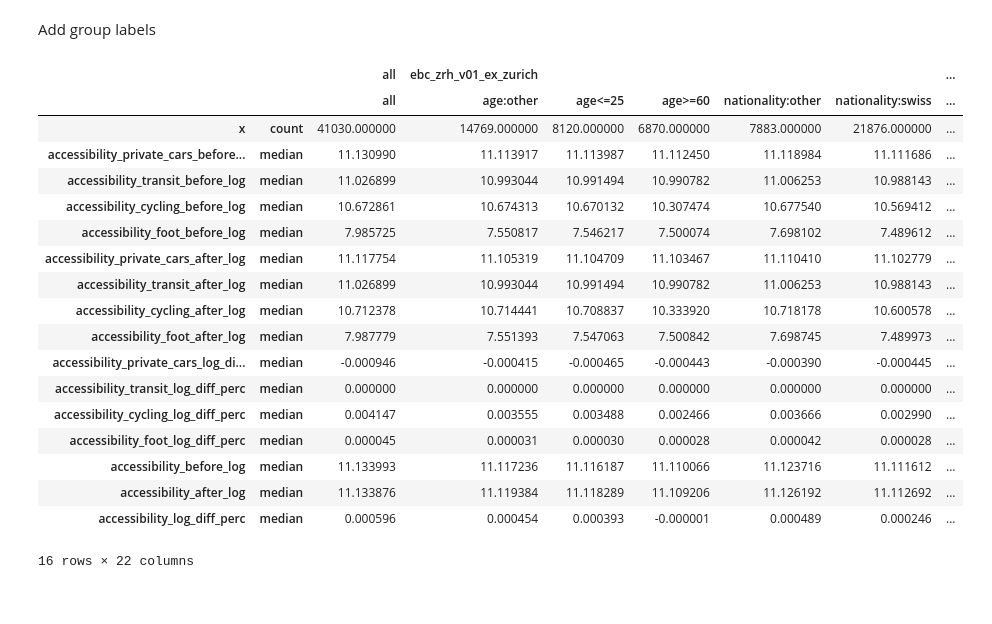
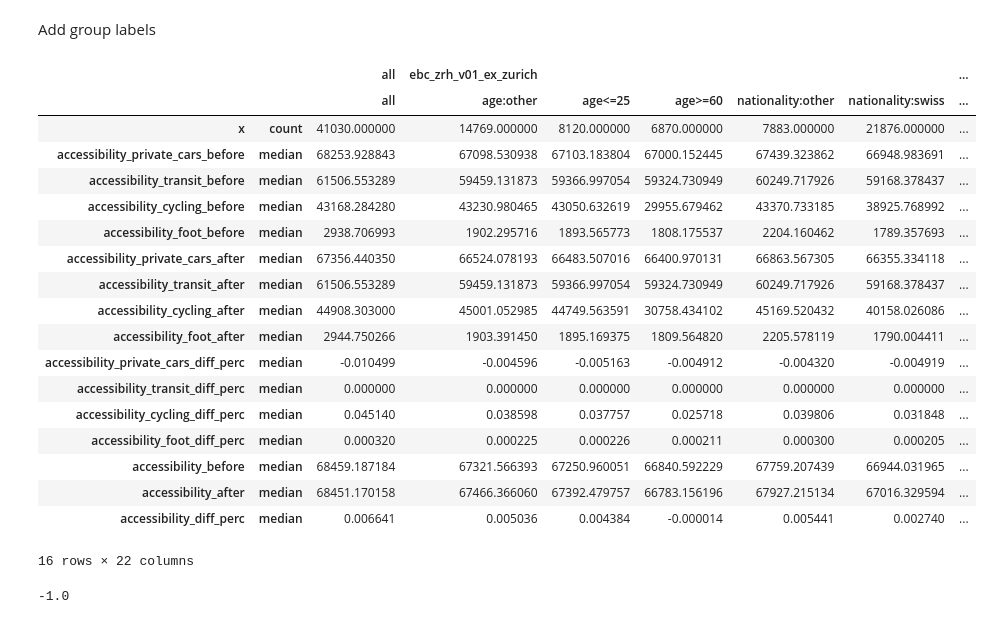
Before and after one commit to lukasballo/snman, a Jupyter notebook: scripts_accessibility_paper/results_table.ipynb, the cells around one changed output. Saved outputs shown, nothing was run; the diff lists cells and outputs as text; code cells hidden in the pictures.

```diff
--- a/scripts_accessibility_paper/results_table.ipynb
+++ b/scripts_accessibility_paper/results_table.ipynb
@@ -97,7 +97,7 @@ accessibility['sex_type'] = accessibility.apply(
 
 stats_values = ['median']
 
-addition = '_log'
+addition = ''
 
 fields = {
     'x': ['count'],
@@ -121,46 +121,52 @@ fields = {
 accessibility_stats = {
     'region_and_age': accessibility.groupby(['region', 'age_group']).agg(fields),
     'region_and_nationality': accessibility.groupby(['region', 'nationality']).agg(fields),
     'region_and_sex': accessibility.groupby(['region', 'sex_type']).agg(fields),
     'all': accessibility.groupby(['x', 'y']).agg(fields)
 }
 
 res = pd.concat(accessibility_stats.values())
 res = res.iloc[::-1]
 
 #for mode in [MODE_CYCLING, MODE_PRIVATE_CARS, MODE_TRANSIT, MODE_FOOT]:
 #    res[f'accessibility_{mode}_diff'] = (
 #        res[f'accessibility_{mode}_diff'] / res[f'accessibility_{mode}_before']
 #    )
 
 #res[f'accessibility_diff'] = (
 #        res[f'accessibility_diff'] / res[f'accessibility_before']
 #    )
 
 res = res.sort_index().transpose()
 
 res.to_excel(
     os.path.join(outputs_path, 'accessibility_results_transposed.xlsx'),
 )
 
 res
 # %% [output]
 |  |  | all | ebc_zrh_v01_ex_zurich |  |  |  |  | ... |
 |  |  | all | age:other | age<=25 | age>=60 | nationality:other | nationality:swiss | ... |
 | x | count | 41030.000000 | 14769.000000 | 8120.000000 | 6870.000000 | 7883.000000 | 21876.000000 | ... |
-| accessibility_private_cars_before... | median | 11.130990 | 11.113917 | 11.113987 | 11.112450 | 11.118984 | 11.111686 | ... |
-| accessibility_transit_before_log | median | 11.026899 | 10.993044 | 10.991494 | 10.990782 | 11.006253 | 10.988143 | ... |
-| accessibility_cycling_before_log | median | 10.672861 | 10.674313 | 10.670132 | 10.307474 | 10.677540 | 10.569412 | ... |
-| accessibility_foot_before_log | median | 7.985725 | 7.550817 | 7.546217 | 7.500074 | 7.698102 | 7.489612 | ... |
-| accessibility_private_cars_after_log | median | 11.117754 | 11.105319 | 11.104709 | 11.103467 | 11.110410 | 11.102779 | ... |
-| accessibility_transit_after_log | median | 11.026899 | 10.993044 | 10.991494 | 10.990782 | 11.006253 | 10.988143 | ... |
-| accessibility_cycling_after_log | median | 10.712378 | 10.714441 | 10.708837 | 10.333920 | 10.718178 | 10.600578 | ... |
-| accessibility_foot_after_log | median | 7.987779 | 7.551393 | 7.547063 | 7.500842 | 7.698745 | 7.489973 | ... |
-| accessibility_private_cars_log_di... | median | -0.000946 | -0.000415 | -0.000465 | -0.000443 | -0.000390 | -0.000445 | ... |
-| accessibility_transit_log_diff_perc | median | 0.000000 | 0.000000 | 0.000000 | 0.000000 | 0.000000 | 0.000000 | ... |
-| accessibility_cycling_log_diff_perc | median | 0.004147 | 0.003555 | 0.003488 | 0.002466 | 0.003666 | 0.002990 | ... |
-| accessibility_foot_log_diff_perc | median | 0.000045 | 0.000031 | 0.000030 | 0.000028 | 0.000042 | 0.000028 | ... |
-| accessibility_before_log | median | 11.133993 | 11.117236 | 11.116187 | 11.110066 | 11.123716 | 11.111612 | ... |
-| accessibility_after_log | median | 11.133876 | 11.119384 | 11.118289 | 11.109206 | 11.126192 | 11.112692 | ... |
-| accessibility_log_diff_perc | median | 0.000596 | 0.000454 | 0.000393 | -0.000001 | 0.000489 | 0.000246 | ... |
+| accessibility_private_cars_before | median | 68253.928843 | 67098.530938 | 67103.183804 | 67000.152445 | 67439.323862 | 66948.983691 | ... |
+| accessibility_transit_before | median | 61506.553289 | 59459.131873 | 59366.997054 | 59324.730949 | 60249.717926 | 59168.378437 | ... |
+| accessibility_cycling_before | median | 43168.284280 | 43230.980465 | 43050.632619 | 29955.679462 | 43370.733185 | 38925.768992 | ... |
+| accessibility_foot_before | median | 2938.706993 | 1902.295716 | 1893.565773 | 1808.175537 | 2204.160462 | 1789.357693 | ... |
+| accessibility_private_cars_after | median | 67356.440350 | 66524.078193 | 66483.507016 | 66400.970131 | 66863.567305 | 66355.334118 | ... |
+| accessibility_transit_after | median | 61506.553289 | 59459.131873 | 59366.997054 | 59324.730949 | 60249.717926 | 59168.378437 | ... |
+| accessibility_cycling_after | median | 44908.303000 | 45001.052985 | 44749.563591 | 30758.434102 | 45169.520432 | 40158.026086 | ... |
+| accessibility_foot_after | median | 2944.750266 | 1903.391450 | 1895.169375 | 1809.564820 | 2205.578119 | 1790.004411 | ... |
+| accessibility_private_cars_diff_perc | median | -0.010499 | -0.004596 | -0.005163 | -0.004912 | -0.004320 | -0.004919 | ... |
+| accessibility_transit_diff_perc | median | 0.000000 | 0.000000 | 0.000000 | 0.000000 | 0.000000 | 0.000000 | ... |
+| accessibility_cycling_diff_perc | median | 0.045140 | 0.038598 | 0.037757 | 0.025718 | 0.039806 | 0.031848 | ... |
+| accessibility_foot_diff_perc | median | 0.000320 | 0.000225 | 0.000226 | 0.000211 | 0.000300 | 0.000205 | ... |
+| accessibility_before | median | 68459.187184 | 67321.566393 | 67250.960051 | 66840.592229 | 67759.207439 | 66944.031965 | ... |
+| accessibility_after | median | 68451.170158 | 67466.366060 | 67392.479757 | 66783.156196 | 67927.215134 | 67016.329594 | ... |
+| accessibility_diff_perc | median | 0.006641 | 0.005036 | 0.004384 | -0.000014 | 0.005441 | 0.002740 | ... |
 16 rows × 22 columns
+# %%
+import math
+
+math.log10(0.1)
+# %% [output]
+-1.0
```
